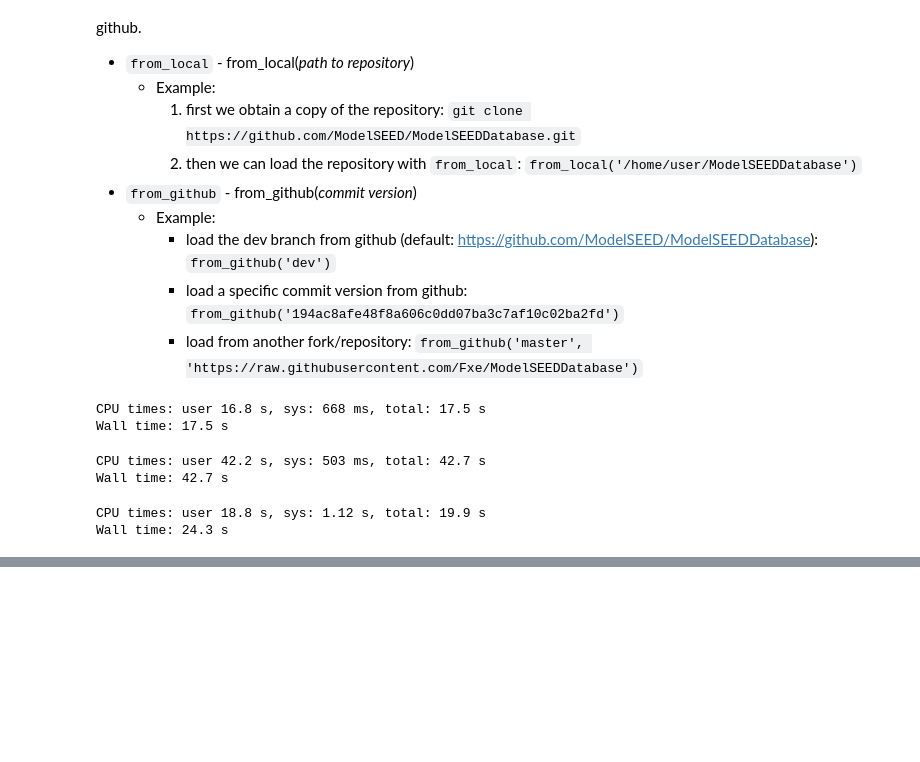
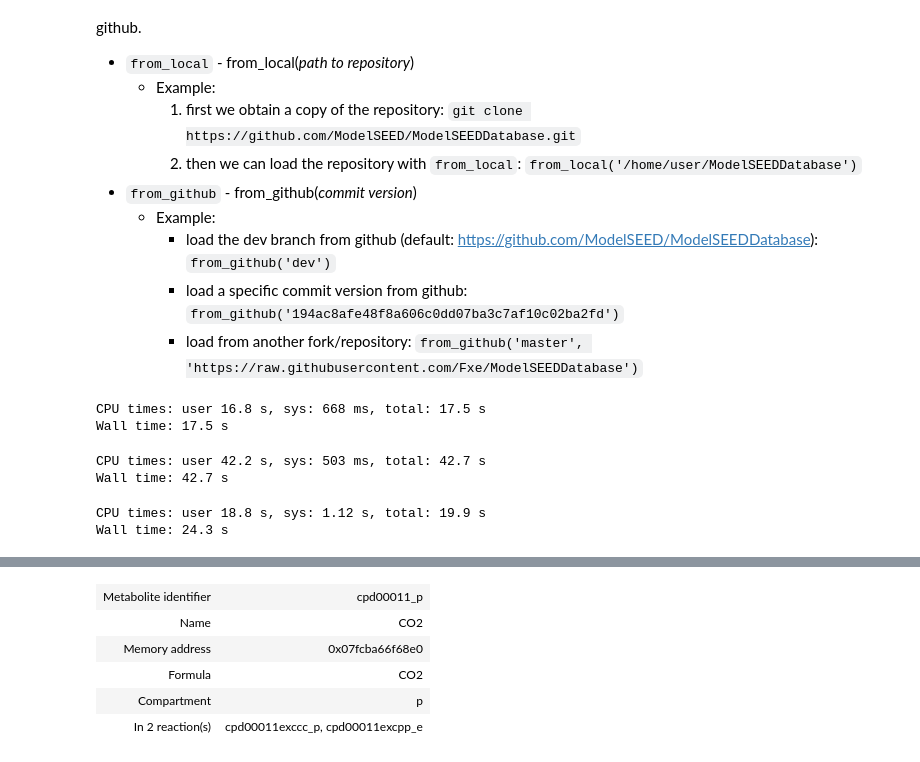
Before and after one commit to ModelSEED/ModelSEEDpy, a Jupyter notebook: examples/Model Reconstruction/Biochem.ipynb, the cells around one changed output, grey strips where cells are left out. Saved outputs shown, nothing was run; the diff lists cells and outputs as text; code cells hidden in the pictures; blank space fills up the shorter version.

```diff
--- a/examples/Model Reconstruction/Biochem.ipynb
+++ b/examples/Model Reconstruction/Biochem.ipynb
@@ -64,0 +95,9 @@ for rxn in modelseed_git.reactions:
+# %%
+model_mapped.metabolites.cpd00011_p
+# %% [output]
+| Metabolite identifier | cpd00011_p |
+| Name | CO2 |
+| Memory address | 0x07fcba66f68e0 |
+| Formula | CO2 |
+| Compartment | p |
+| In 2 reaction(s) | cpd00011exccc_p, cpd00011excpp_e |
```
Also changed, not shown: parts of 23 cells of this notebook, 2 other files.
